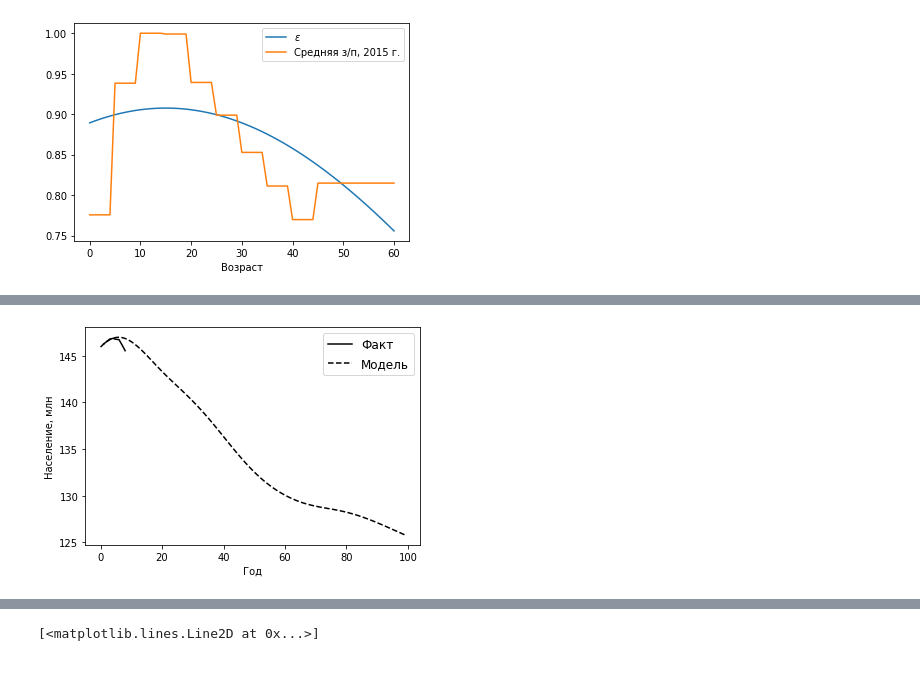
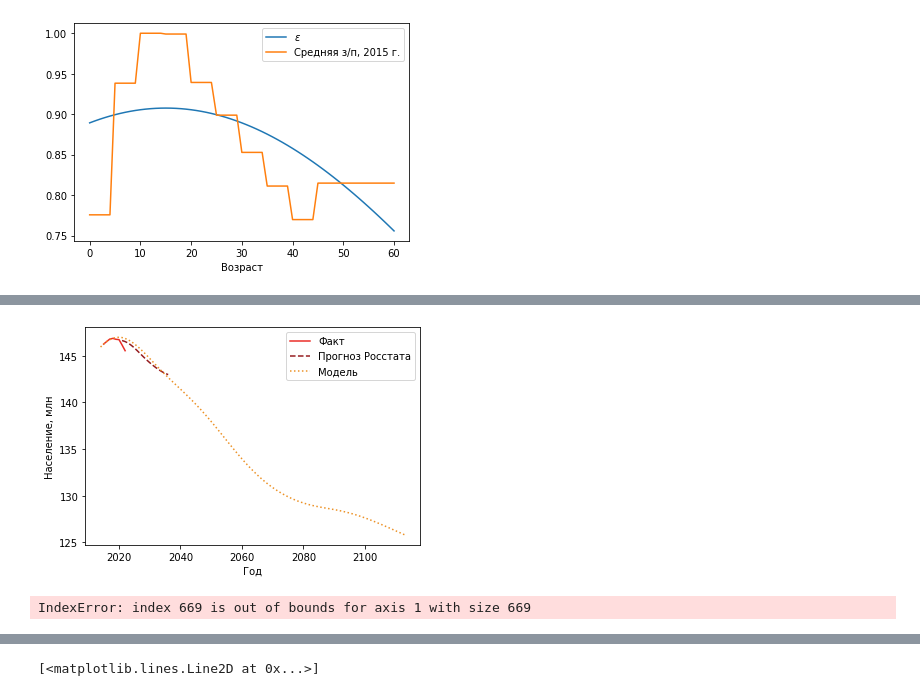
Before and after one commit to mkhlgrv/olg, a Jupyter notebook: steady_state.ipynb, the cells around one changed output, grey strips where cells are left out. Saved outputs shown, nothing was run; the diff lists cells and outputs as text; code cells hidden in the pictures.

```diff
--- a/steady_state.ipynb
+++ b/steady_state.ipynb
@@ -226,0 +766,10 @@ plt.plot(olg.c[0,250,191:250])
+# %%
+with open(f'result/{name}_after_tax.file', 'wb') as f:
+    pickle.dump(olg, f,protocol = pickle.HIGHEST_PROTOCOL)
+# %%
+with open(f'result/baseline.file', 'rb') as f:
+    olg = pickle.load(f)
+with open(f'result/reform.file', 'rb') as f:
+    olg_r = pickle.load(f)
+with open(f'result/reform_delayed.file', 'rb') as f:
+    olg_rd = pickle.load(f)
@@ -226,0 +841,5 @@ plt.plot(olg.c[0,250,191:250])
+# %%
+with open(f'result/reform_delayed.file', 'rb') as f:
+    olg_rd = pickle.load(f)
+with open(f'result/reform.file', 'rb') as f:
+    olg_r = pickle.load(f)
@@ -1007,3 +1956,5 @@ with_migration = {name:np.array(pyreadr.read_r(f"{name}.Rda")[f"{name}"])
                  for name in ["N_female", "N_male"]}
 # %%
 fact_pop =[None,146.267288, 146.544710, 146.804372, 146.880432, 146.780720,146.748590, 146.171015, 145.557576]
+# %%
+rosstat_forecast = pd.read_csv("rosstat/demo_forecast.csv")
@@ -1010,10 +1981,12 @@ fact_pop =[None,146.267288, 146.544710, 146.804372, 146.880432, 146.780720,146.7
 # %%
-plt.plot(fact_pop, label = 'Факт', color="black")
-plt.plot((with_migration["N_female"].sum(axis=1)+with_migration["N_male"].sum(axis=1))[:100], label = "Модель",linestyle="dashed", color="black")
+plt.plot(range(2014,2023),fact_pop, label = 'Факт', color=ranepa_colors[1])
+plt.plot(range(2021,2037),rosstat_forecast["medium"]/1000, label = 'Прогноз Росстата', color=ranepa_colors[0],linestyle="dashed")
+plt.plot(range(2014,2114),(with_migration["N_female"].sum(axis=1)+with_migration["N_male"].sum(axis=1))[:100],
+         label = "Модель",linestyle="dotted", color=ranepa_colors[2])
 
 plt.ylabel('Население, млн')
 plt.xlabel('Год')
 plt.legend()
 plt.savefig('plots/population.pdf')
 # %% [output]
-[figure, old version]
+[figure, new version]
@@ -1020,5 +1995,5 @@ plt.savefig('plots/population.pdf')
 # %%
-retirement = np.array([[val*rho_reform[0,g-21,t] if 21<=111-g+t<=80 else if 111-g+t>=55 else 0 for t, val in enumerate(row)]
+retirement = np.array([[val*rho_reform[0,g-21,t] if 21<=111-g+t<=80 else 0 for t, val in enumerate(row[:-1])]
                 for g, row in enumerate(with_migration["N_female"].transpose())
 ])+np.array([[val if 111-g+t>=60 else 0 for t, val in enumerate(row)]
                 for g, row in enumerate(with_migration["N_male"].transpose())
@@ -1033,3 +2008,5 @@ other = np.array([[val if 14<111-g+t and 111-g+t<55 else 0 for t, val in enumera
 ])+np.array([[val if 14<111-g+t and 111-g+t<60  else 0 for t, val in enumerate(row)]
                 for g, row in enumerate(with_migration["N_male"].transpose())
 ])
+# %% [output]
+IndexError: index 669 is out of bounds for axis 1 with size 669
```
Also changed, not shown: parts of 201 cells of this notebook, 16 other files.
